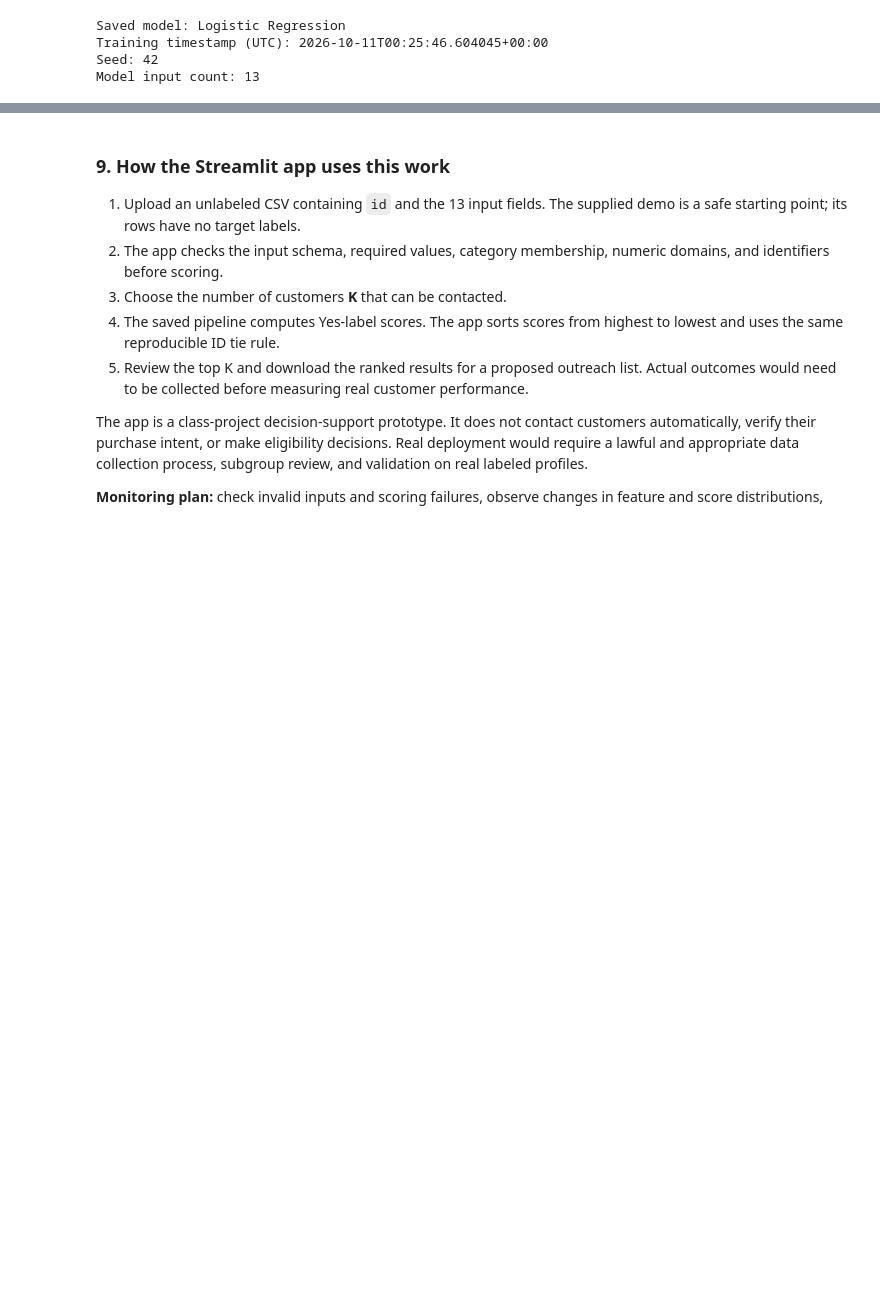
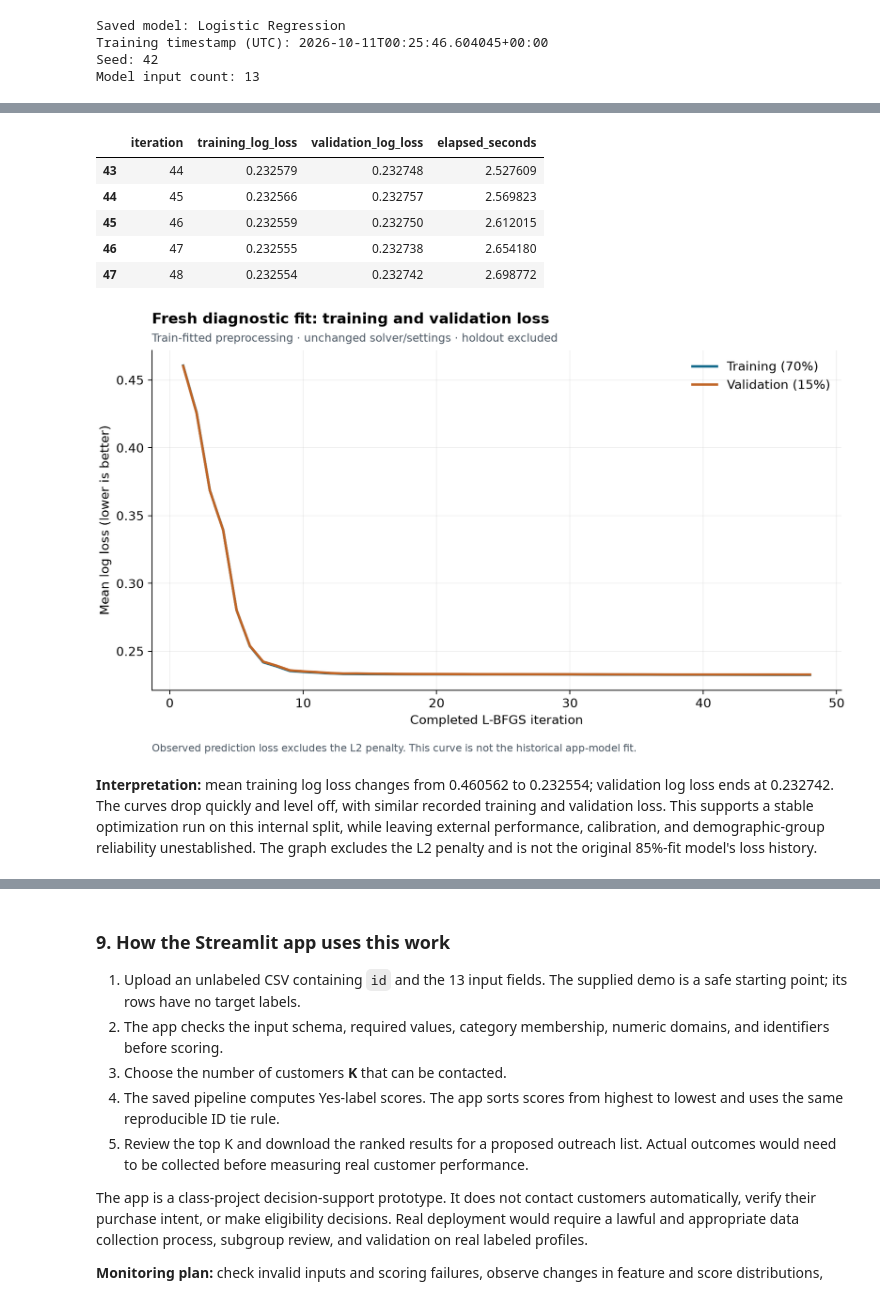
Before and after one commit to Nuquynhchaunguyen/ev-customer-prioritization, a Jupyter notebook: notebooks/02_modeling_and_prioritization.ipynb, the cells around one changed output, grey strips where cells are left out. Saved outputs shown, nothing was run; the diff lists cells and outputs as text; code cells hidden in the pictures; blank space fills up the shorter version.

Commit message:
Add training evidence and revised technical and stakeholder materials

```diff
--- a/notebooks/02_modeling_and_prioritization.ipynb
+++ b/notebooks/02_modeling_and_prioritization.ipynb
@@ -428,0 +554,27 @@ Model input count: 13
+# %%
+from IPython.display import Image
+
+loss_history = pd.read_csv(ROOT / "docs/reports/modeling/lbfgs_loss_history.csv")
+assert len(loss_history) == training_evidence["loss_history"]["rows"]
+assert loss_history["iteration"].tolist() == list(range(1, len(loss_history) + 1))
+display(loss_history.tail())
+display(Image(filename=str(ROOT / "docs/reports/modeling/figures/lbfgs_loss_history.png")))
+last = loss_history.iloc[-1]
+display(Markdown(
+    f"**Interpretation:** mean training log loss changes from "
+    f"{loss_history.iloc[0].training_log_loss:.6f} to {last.training_log_loss:.6f}; "
+    f"validation log loss ends at {last.validation_log_loss:.6f}. "
+    "The curves drop quickly and level off, with similar recorded training and validation loss. "
+    "This supports a stable optimization run on this internal split, while leaving external "
+    "performance, calibration, and demographic-group reliability unestablished. "
+    "The graph excludes the L2 penalty and is not the original 85%-fit model's loss history."
+))
+# %% [output]
+|  | iteration | training_log_loss | validation_log_loss | elapsed_seconds |
+| 43 | 44 | 0.232579 | 0.232748 | 2.527609 |
+| 44 | 45 | 0.232566 | 0.232757 | 2.569823 |
+| 45 | 46 | 0.232559 | 0.232750 | 2.612015 |
+| 46 | 47 | 0.232555 | 0.232738 | 2.654180 |
+| 47 | 48 | 0.232554 | 0.232742 | 2.698772 |
+[figure, added]
+**Interpretation:** mean training log loss changes from 0.460562 to 0.232554; validation log loss ends at 0.232742. The curves drop quickly and level off, with similar recorded training and validation loss. This supports a stable optimization run on this internal split, while leaving external performance, calibration, and demographic-group reliability unestablished. The graph excludes the L2 penalty and is not the original 85%-fit model's loss history.
```
Also changed, not shown: parts of 4 cells of this notebook, 12 other files.
